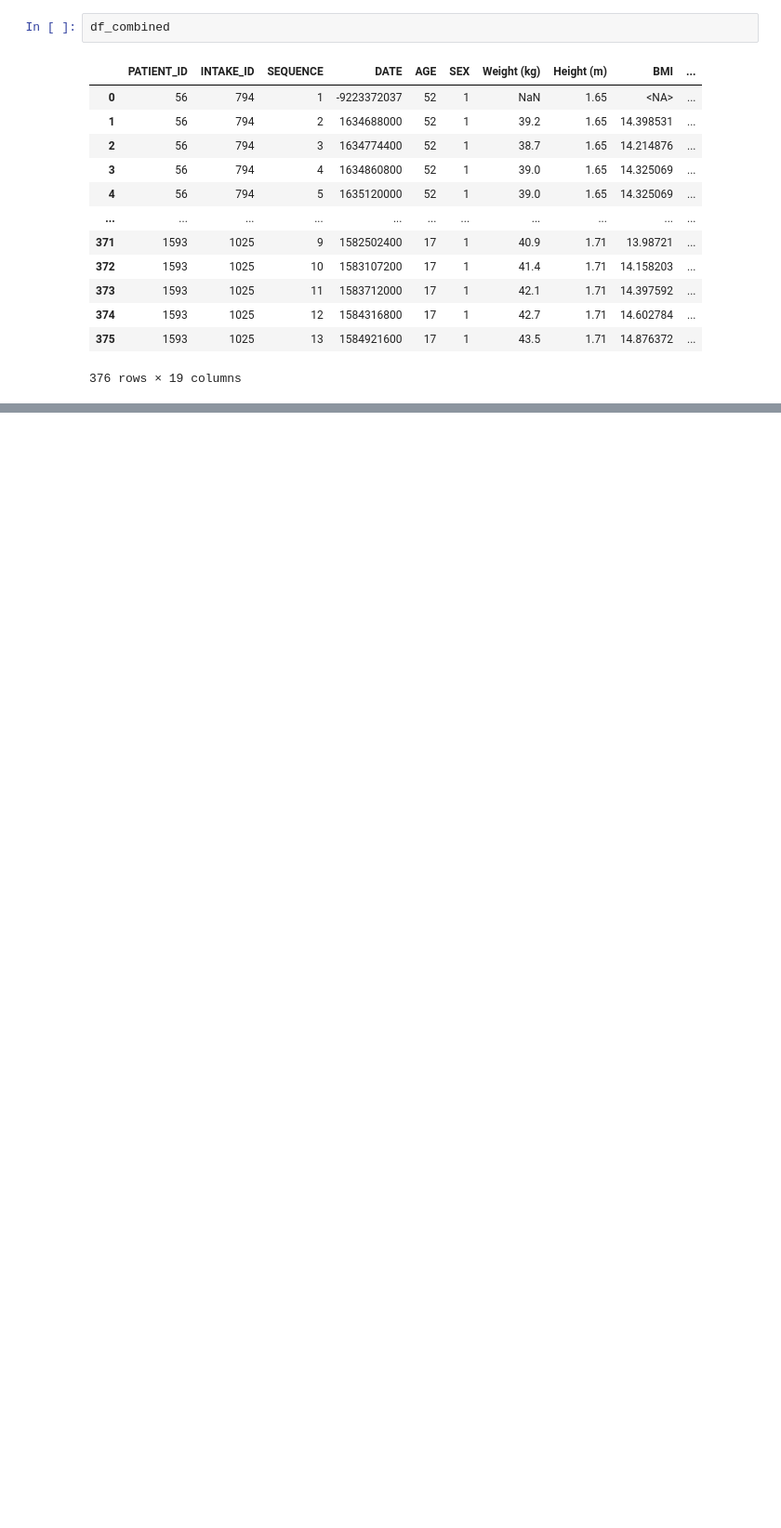
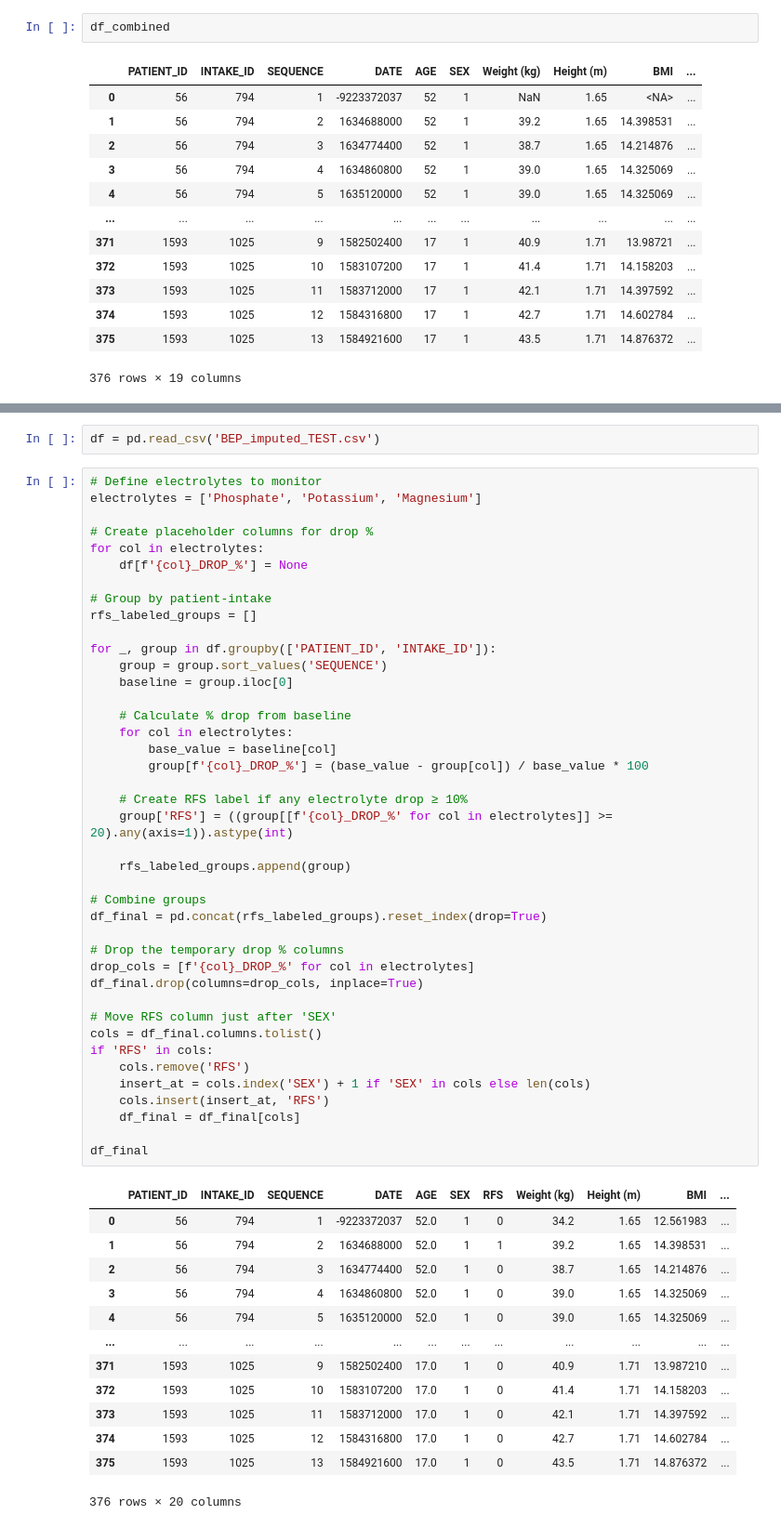
Before and after one commit to puckkwaspen/BEP_RFS, a Jupyter notebook: Test Data Preprocessing.ipynb, the cells around one changed output, grey strips where cells are left out. Shown at 93% size. Saved outputs shown, nothing was run; the diff lists cells and outputs as text; blank space fills up the shorter version.

Commit message:
PCA visualizations, RFS test data

```diff
--- a/Test Data Preprocessing.ipynb
+++ b/Test Data Preprocessing.ipynb
@@ -491,0 +499,57 @@ df_combined
+# %%
+df = pd.read_csv('BEP_imputed_TEST.csv')
+# %%
+# Define electrolytes to monitor
+electrolytes = ['Phosphate', 'Potassium', 'Magnesium']
+
+# Create placeholder columns for drop %
+for col in electrolytes:
+    df[f'{col}_DROP_%'] = None
+
+# Group by patient-intake
+rfs_labeled_groups = []
+
+for _, group in df.groupby(['PATIENT_ID', 'INTAKE_ID']):
+    group = group.sort_values('SEQUENCE')
+    baseline = group.iloc[0]
+
+    # Calculate % drop from baseline
+    for col in electrolytes:
+        base_value = baseline[col]
+        group[f'{col}_DROP_%'] = (base_value - group[col]) / base_value * 100
+
+    # Create RFS label if any electrolyte drop ≥ 10%
+    group['RFS'] = ((group[[f'{col}_DROP_%' for col in electrolytes]] >= 20).any(axis=1)).astype(int)
+
+    rfs_labeled_groups.append(group)
+
+# Combine groups
+df_final = pd.concat(rfs_labeled_groups).reset_index(drop=True)
+
+# Drop the temporary drop % columns
+drop_cols = [f'{col}_DROP_%' for col in electrolytes]
+df_final.drop(columns=drop_cols, inplace=True)
+
+# Move RFS column just after 'SEX'
+cols = df_final.columns.tolist()
+if 'RFS' in cols:
+    cols.remove('RFS')
+    insert_at = cols.index('SEX') + 1 if 'SEX' in cols else len(cols)
+    cols.insert(insert_at, 'RFS')
+    df_final = df_final[cols]
+
+df_final
+# %% [output]
+|  | PATIENT_ID | INTAKE_ID | SEQUENCE | DATE | AGE | SEX | RFS | Weight (kg) | Height (m) | BMI | ... |
+| 0 | 56 | 794 | 1 | -9223372037 | 52.0 | 1 | 0 | 34.2 | 1.65 | 12.561983 | ... |
+| 1 | 56 | 794 | 2 | 1634688000 | 52.0 | 1 | 1 | 39.2 | 1.65 | 14.398531 | ... |
+| 2 | 56 | 794 | 3 | 1634774400 | 52.0 | 1 | 0 | 38.7 | 1.65 | 14.214876 | ... |
+| 3 | 56 | 794 | 4 | 1634860800 | 52.0 | 1 | 0 | 39.0 | 1.65 | 14.325069 | ... |
+| 4 | 56 | 794 | 5 | 1635120000 | 52.0 | 1 | 0 | 39.0 | 1.65 | 14.325069 | ... |
+| ... | ... | ... | ... | ... | ... | ... | ... | ... | ... | ... | ... |
+| 371 | 1593 | 1025 | 9 | 1582502400 | 17.0 | 1 | 0 | 40.9 | 1.71 | 13.987210 | ... |
+| 372 | 1593 | 1025 | 10 | 1583107200 | 17.0 | 1 | 0 | 41.4 | 1.71 | 14.158203 | ... |
+| 373 | 1593 | 1025 | 11 | 1583712000 | 17.0 | 1 | 0 | 42.1 | 1.71 | 14.397592 | ... |
+| 374 | 1593 | 1025 | 12 | 1584316800 | 17.0 | 1 | 0 | 42.7 | 1.71 | 14.602784 | ... |
+| 375 | 1593 | 1025 | 13 | 1584921600 | 17.0 | 1 | 0 | 43.5 | 1.71 | 14.876372 | ... |
+376 rows × 20 columns
```
Also changed, not shown: parts of 3 cells of this notebook, 3 other files.
